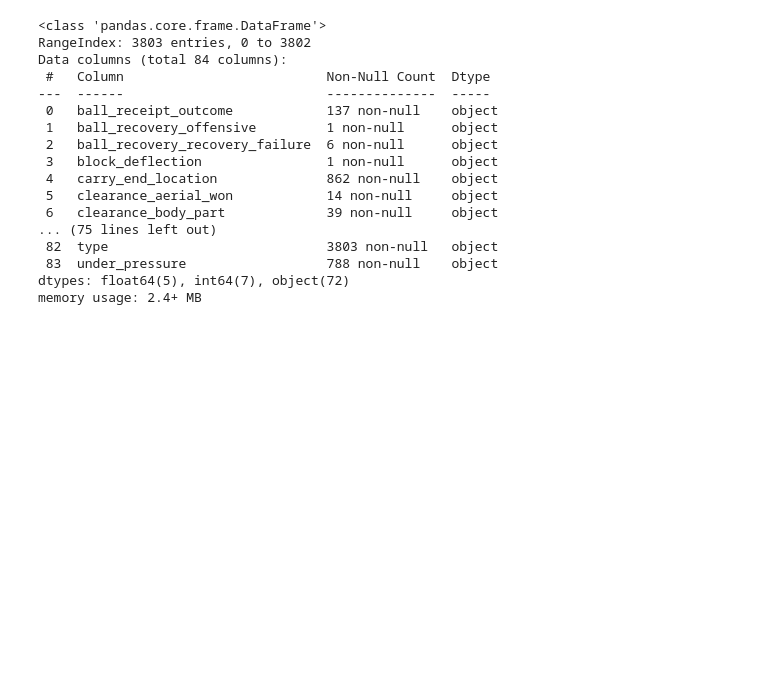
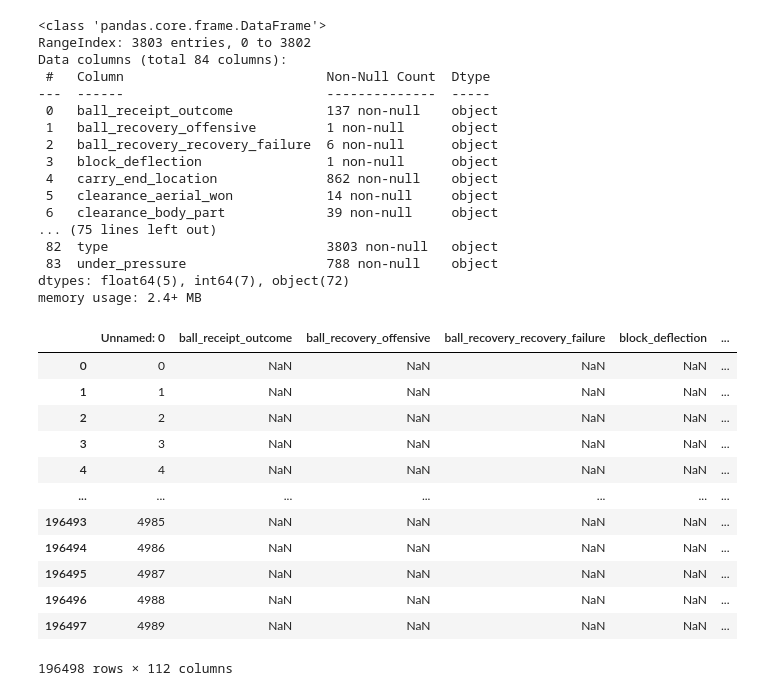
Before and after one commit to ryaa2020/Throw-ins-Gain-the-Upper-Hand, a Jupyter notebook: firstContact.ipynb, the cells around one changed output. Saved outputs shown, nothing was run; the diff lists cells and outputs as text; code cells hidden in the pictures; blank space fills up the shorter version.

```diff
--- a/firstContact.ipynb
+++ b/firstContact.ipynb
@@ -67,4 +68,21 @@ Data columns (total 84 columns):
  83  under_pressure                  788 non-null    object
 dtypes: float64(5), int64(7), object(72)
 memory usage: 2.4+ MB
+# %%
+df_allData = pd.read_csv('fulldata.csv')
+df_allData
+# %% [output]
+|  | Unnamed: 0 | ball_receipt_outcome | ball_recovery_offensive | ball_recovery_recovery_failure | block_deflection | ... |
+| 0 | 0 | NaN | NaN | NaN | NaN | ... |
+| 1 | 1 | NaN | NaN | NaN | NaN | ... |
+| 2 | 2 | NaN | NaN | NaN | NaN | ... |
+| 3 | 3 | NaN | NaN | NaN | NaN | ... |
+| 4 | 4 | NaN | NaN | NaN | NaN | ... |
+| ... | ... | ... | ... | ... | ... | ... |
+| 196493 | 4985 | NaN | NaN | NaN | NaN | ... |
+| 196494 | 4986 | NaN | NaN | NaN | NaN | ... |
+| 196495 | 4987 | NaN | NaN | NaN | NaN | ... |
+| 196496 | 4988 | NaN | NaN | NaN | NaN | ... |
+| 196497 | 4989 | NaN | NaN | NaN | NaN | ... |
+196498 rows × 112 columns
 # %%
```
Also changed, not shown: parts of 22 cells of this notebook, 2 other files.
